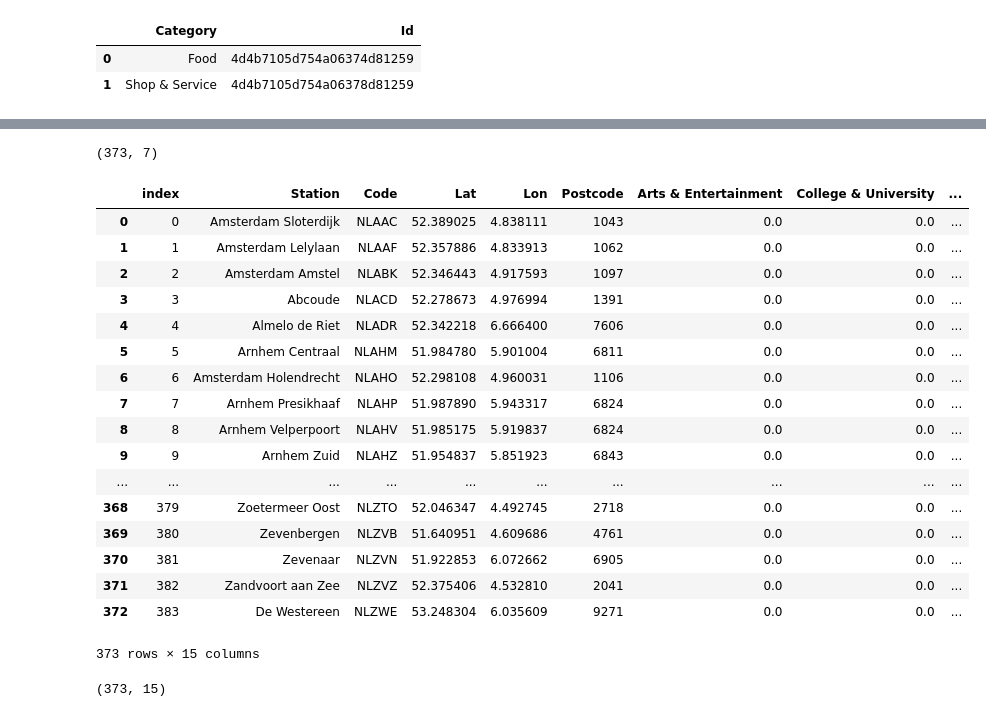
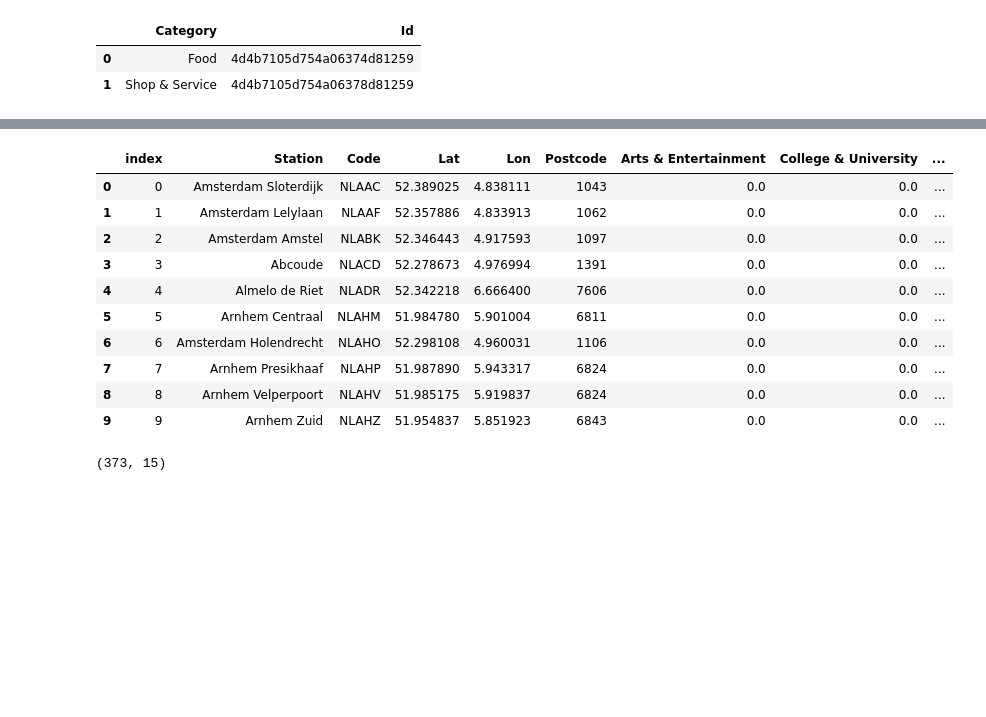
Before and after one commit to ArjanLem/Coursera_Capstone, a Jupyter notebook: BattleNeighbourhoods/classification_dutch_train_stations-wk5.ipynb, the cells around one changed output, grey strips where cells are left out. Drawn from its saved outputs; the diff is of its cells as text; code cells hidden in the pictures; blank space fills up the shorter version.

```diff
--- a/BattleNeighbourhoods/classification_dutch_train_stations-wk5.ipynb
+++ b/BattleNeighbourhoods/classification_dutch_train_stations-wk5.ipynb
@@ -406,5 +420,5 @@ categories_list_df
 | 6 | 8 | Shop & Service | 4d4b7105d754a06378d81259 |
 | 7 | 9 | Travel & Transport | 4d4b7105d754a06379d81259 |
 # %%
-categories_list_df = pd.read_csv('categories_list.csv')[['Category', 'Id']]
-categories_list_df
+# categories_list_df = pd.read_csv('categories_list.csv')[['Category', 'Id']]
+# categories_list_df
@@ -432,4 +435,0 @@ Count the number of venues per category per station
-# %%
-nl_stations_df = nl_stations_df.loc[:, ~nl_stations_df.columns.str.contains('^Unnamed')]
-nl_stations_df.drop_duplicates(subset ="Code", keep = False, inplace = True)
-nl_stations_df.head(8)
@@ -446,45 +436,34 @@ nl_stations_df.head(8)
-# %%
-nl_stations_df.shape
-# %% [output]
-(373, 7)
 # %%
 # Create a dedicated dataframe to store venues data
 stations_venues_df = nl_stations_df[['Station', 'Code', 'Lat', 'Lon', 'Postcode']].copy()
 
 # # stations_venues_df = stations_df.copy()
 for c in categories_list_df['Category']:
     stations_venues_df[c] = 0.0
 stations_venues_df['Population'] = 0.0
 
 population_df = nl_stations_df[['Postcode', 'Population']].set_index('Postcode')
 
 for idx, stat in stations_venues_df.iterrows():
     population = nl_stations_df.loc[nl_stations_df['Code'] == stat['Code']]
     # stat['Population'] = population['Population']
     # print("  idx:{}  population:{}".format(idx,population['Population']))
     stations_venues_df.at[idx, 'Population'] = population['Population']
 
 stations_venues_df = stations_venues_df.reset_index()
-stations_venues_df
+stations_venues_df.head(10)
 # %% [output]
 |  | index | Station | Code | Lat | Lon | Postcode | Arts & Entertainment | College & University | ... |
 | 0 | 0 | Amsterdam Sloterdijk | NLAAC | 52.389025 | 4.838111 | 1043 | 0.0 | 0.0 | ... |
 | 1 | 1 | Amsterdam Lelylaan | NLAAF | 52.357886 | 4.833913 | 1062 | 0.0 | 0.0 | ... |
 | 2 | 2 | Amsterdam Amstel | NLABK | 52.346443 | 4.917593 | 1097 | 0.0 | 0.0 | ... |
 | 3 | 3 | Abcoude | NLACD | 52.278673 | 4.976994 | 1391 | 0.0 | 0.0 | ... |
 | 4 | 4 | Almelo de Riet | NLADR | 52.342218 | 6.666400 | 7606 | 0.0 | 0.0 | ... |
 | 5 | 5 | Arnhem Centraal | NLAHM | 51.984780 | 5.901004 | 6811 | 0.0 | 0.0 | ... |
 | 6 | 6 | Amsterdam Holendrecht | NLAHO | 52.298108 | 4.960031 | 1106 | 0.0 | 0.0 | ... |
 | 7 | 7 | Arnhem Presikhaaf | NLAHP | 51.987890 | 5.943317 | 6824 | 0.0 | 0.0 | ... |
 | 8 | 8 | Arnhem Velperpoort | NLAHV | 51.985175 | 5.919837 | 6824 | 0.0 | 0.0 | ... |
 | 9 | 9 | Arnhem Zuid | NLAHZ | 51.954837 | 5.851923 | 6843 | 0.0 | 0.0 | ... |
-| ... | ... | ... | ... | ... | ... | ... | ... | ... | ... |
-| 368 | 379 | Zoetermeer Oost | NLZTO | 52.046347 | 4.492745 | 2718 | 0.0 | 0.0 | ... |
-| 369 | 380 | Zevenbergen | NLZVB | 51.640951 | 4.609686 | 4761 | 0.0 | 0.0 | ... |
-| 370 | 381 | Zevenaar | NLZVN | 51.922853 | 6.072662 | 6905 | 0.0 | 0.0 | ... |
-| 371 | 382 | Zandvoort aan Zee | NLZVZ | 52.375406 | 4.532810 | 2041 | 0.0 | 0.0 | ... |
-| 372 | 383 | De Westereen | NLZWE | 53.248304 | 6.035609 | 9271 | 0.0 | 0.0 | ... |
-373 rows × 15 columns
 # %%
 stations_venues_df.shape
 # %% [output]
```
Also changed, not shown: parts of 90 cells of this notebook, 5 other files.
